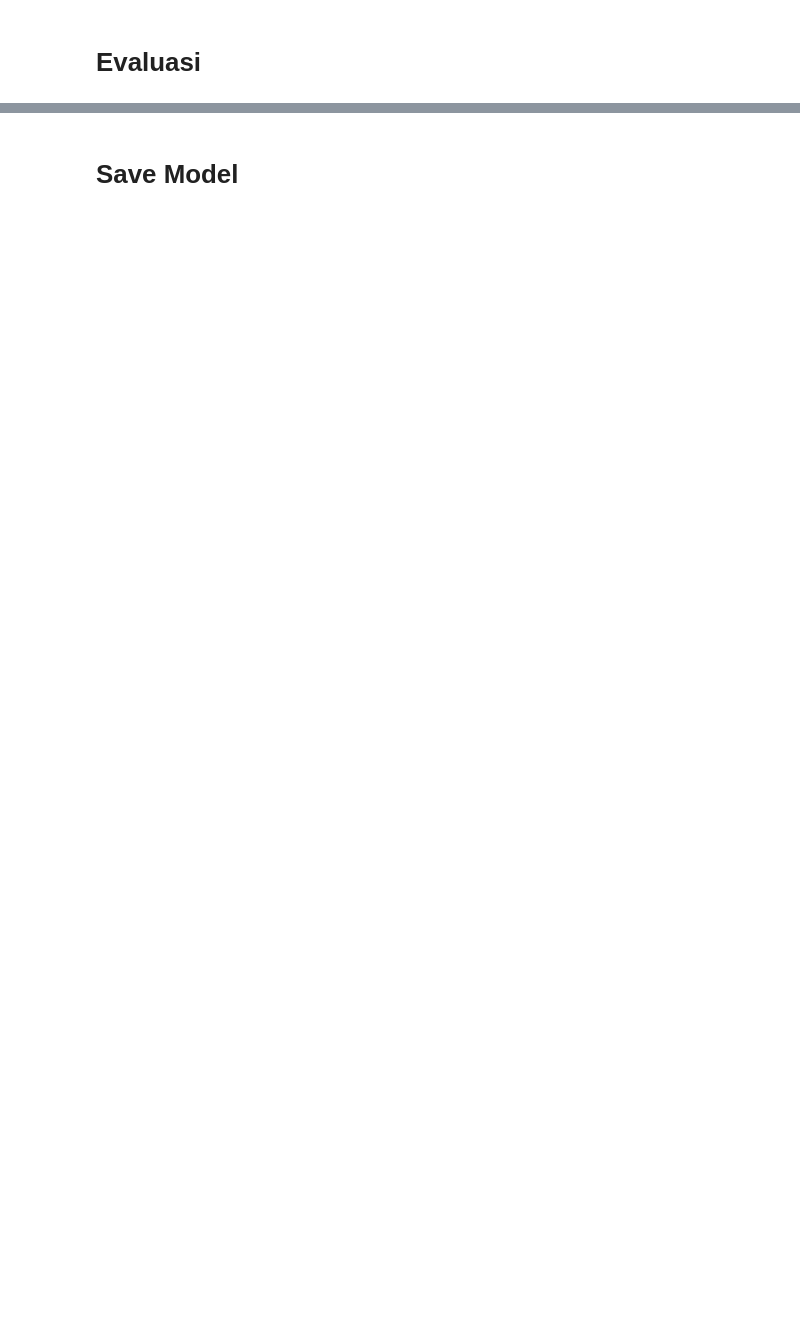
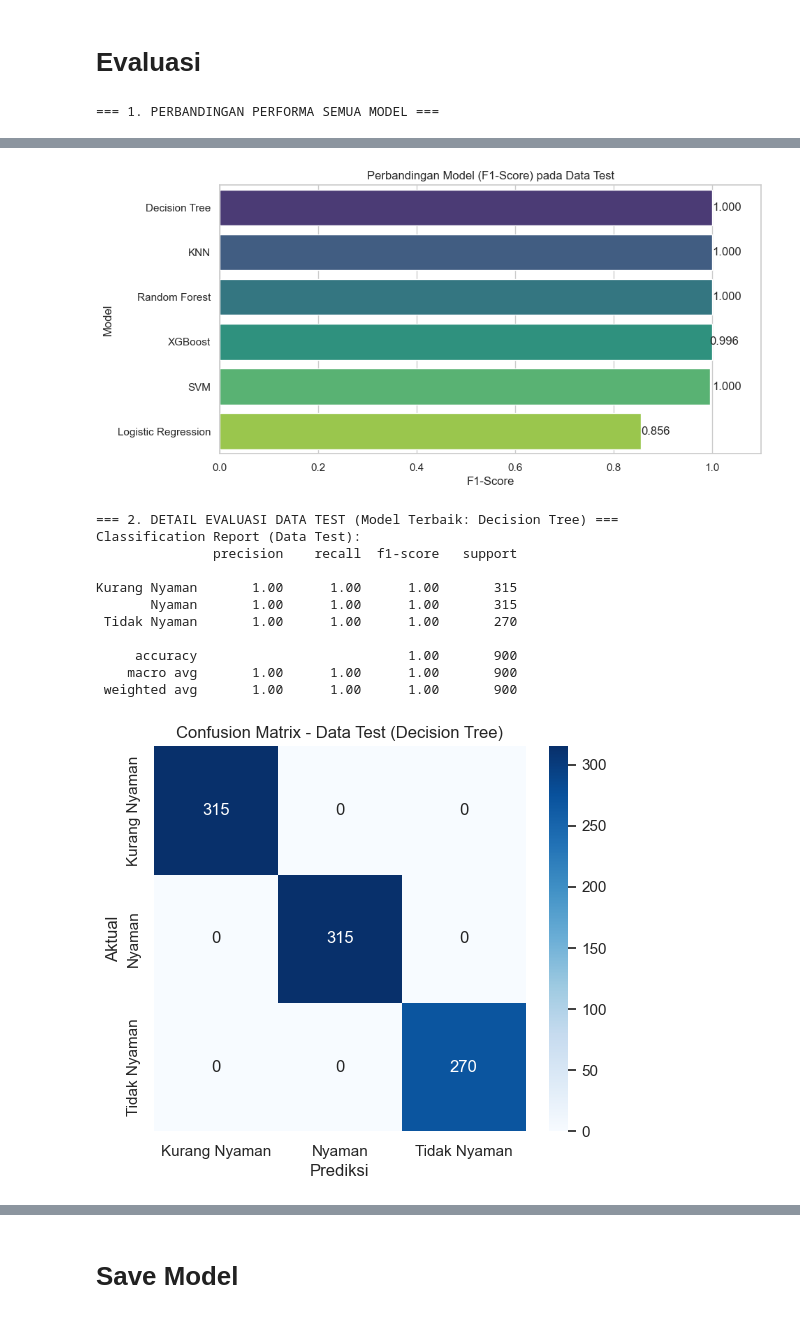
Before and after one commit to Rusmn/SIC7_SMART-WELLNESS-AND-STUDY-COMPANION, a Jupyter notebook: analysis/Notebook_SIC7.ipynb, the cells around one changed output, grey strips where cells are left out. Drawn from its saved outputs; the diff is of its cells as text; code cells hidden in the pictures; blank space fills up the shorter version.

```diff
--- a/analysis/Notebook_SIC7.ipynb
+++ b/analysis/Notebook_SIC7.ipynb
@@ -200,32 +285,37 @@ print(f"\n🏆 Model Terbaik: {best_model_name} (F1: {best_score:.4f})")
 # %% [markdown]
 # **Evaluasi**
 # %%
-# 1. Tabel Perbandingan
-results_df = pd.DataFrame(results).sort_values(by='F1-Score', ascending=False)
+print("\n=== 1. PERBANDINGAN PERFORMA SEMUA MODEL ===")
+results_df = pd.DataFrame(results).sort_values(by=['F1-Score', 'Train CPU (%)', 'Train RAM (MB)', 'Train Time (s)'], ascending=[False, True, True, True])
 display(results_df)
 
-# 2. Grafik
 plt.figure(figsize=(10, 5))
 sns.barplot(x='F1-Score', y='Model', data=results_df, palette='viridis')
-plt.title('Perbandingan Model (F1-Score)')
-plt.xlim(0, 1.05)
+plt.title('Perbandingan Model (F1-Score) pada Data Test')
+plt.xlim(0, 1.1)
+for index, row in results_df.iterrows():
+    plt.text(row['F1-Score'], index, f"{row['F1-Score']:.3f}", va='center')
 plt.show()
 
-# 3. Detail Model Terbaik
-print(f"\n--- Evaluasi Detail Model Terbaik: {best_model_name} ---")
-y_pred_best = best_pipeline.predict(X_test)
+best_model_name = results_df.iloc[0]['Model']
+best_pipeline = trained_pipelines[best_model_name]
 
-# Kembalikan ke Label Asli (String)
+print(f"\n=== 2. DETAIL EVALUASI DATA TEST (Model Terbaik: {best_model_name}) ===")
+
+y_pred_test = best_pipeline.predict(X_test)
+
 y_test_labels = le.inverse_transform(y_test)
-y_pred_labels = le.inverse_transform(y_pred_best)
+y_pred_labels = le.inverse_transform(y_pred_test)
 
+print("Classification Report (Data Test):")
 print(classification_report(y_test_labels, y_pred_labels))
 
-# Confusion Matrix
 plt.figure(figsize=(6, 5))
 cm = confusion_matrix(y_test_labels, y_pred_labels, labels=le.classes_)
 sns.heatmap(cm, annot=True, fmt='d', cmap='Blues', xticklabels=le.classes_, yticklabels=le.classes_)
-plt.title(f'Confusion Matrix ({best_model_name})')
-plt.ylabel('Actual')
-plt.xlabel('Predicted')
+plt.title(f'Confusion Matrix - Data Test ({best_model_name})')
+plt.ylabel('Aktual')
+plt.xlabel('Prediksi')
 plt.show()
+# %% [output]
+=== 1. PERBANDINGAN PERFORMA SEMUA MODEL ===
@@ -231,0 +329,13 @@ plt.show()
+[figure, added]
+=== 2. DETAIL EVALUASI DATA TEST (Model Terbaik: Decision Tree) ===
+Classification Report (Data Test):
+               precision    recall  f1-score   support
+
+Kurang Nyaman       1.00      1.00      1.00       315
+       Nyaman       1.00      1.00      1.00       315
+ Tidak Nyaman       1.00      1.00      1.00       270
+
+     accuracy                           1.00       900
+    macro avg       1.00      1.00      1.00       900
+ weighted avg       1.00      1.00      1.00       900
+[figure, added]
```
Also changed, not shown: parts of 12 cells of this notebook, 2 other files.
